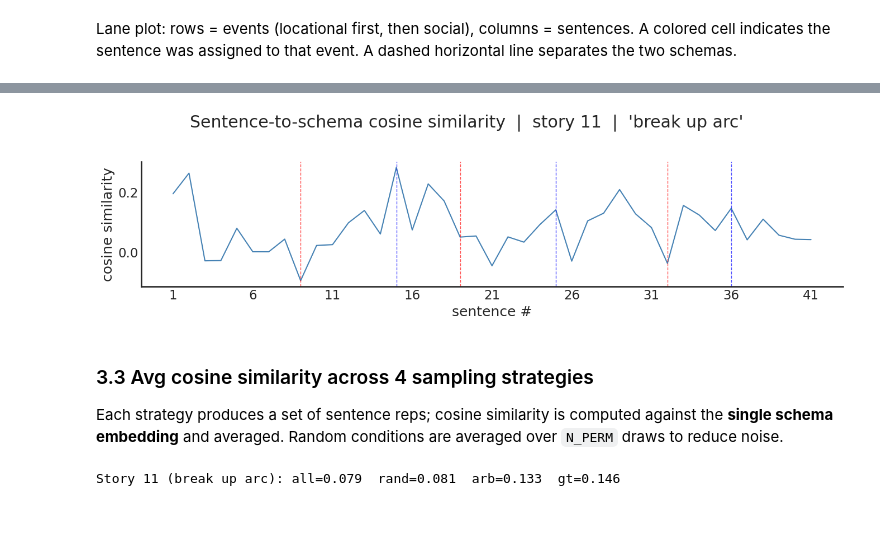
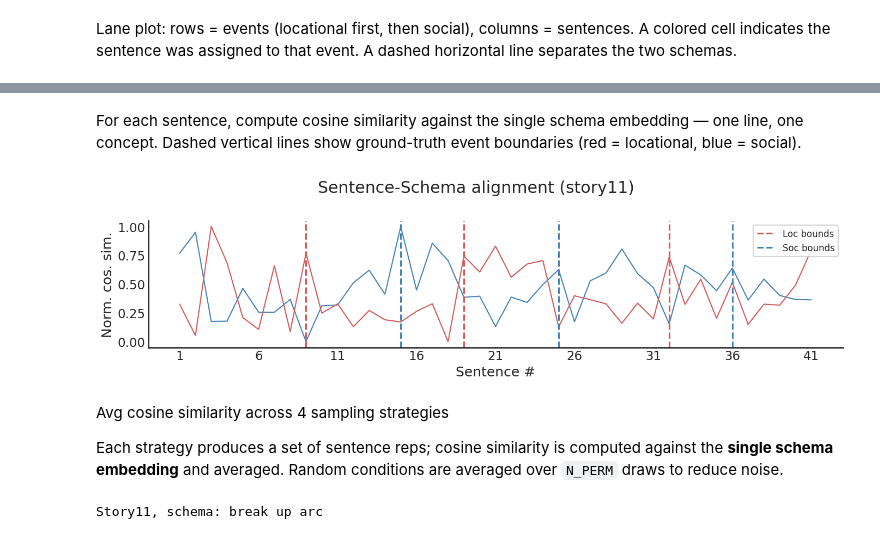
Before and after one commit to siyer7/narrative_map, a Jupyter notebook: code/narrative/1-event_clustering.ipynb, the cells around one changed output, grey strips where cells are left out. Cells and saved outputs as stored; diff of their text form; code cells hidden in the pictures.

```diff
--- a/code/narrative/1-event_clustering.ipynb
+++ b/code/narrative/1-event_clustering.ipynb
@@ -55,6 +55,8 @@ story2schema = {}
 for i in range(4):
     for j in range(4):
         story2schema[storyIDs[i*4 + j]] = (soc_schemas[i] + ' arc', loc_schemas[j] + ' description')
+
+schema_colors = ['steelblue', 'indianred']
 story2schema
 # %% [output]
 {np.int64(11): ('break up arc', 'restaurant description'),
@@ -354,42 +323,46 @@ For each sentence, compute cosine similarity against the single schema embedding
+# %% [markdown]
+For each sentence, compute cosine similarity against the single schema embedding — one line, one concept. Dashed vertical lines show ground-truth event boundaries (red = locational, blue = social).
 # %%
-# cosine similarity of each sentence against the single schema embedding → (n_sents,)
-sent_schema_sim = cosine_similarity(sent_embs, schema_emb.reshape(1, -1)).squeeze()
+fig, ax = plt.subplots(figsize=(14, 4))
+x = np.arange(1, len(sentences) + 1)
+plt.suptitle(f"Sentence-Schema alignment (story{STORY_ID})")
 
-x = np.arange(1, len(sentences) + 1)
+ax.set(xlabel='Sentence #', ylabel='Norm. cos. sim.', xticks=range(1, len(sentences) + 1, 5))
+for schema_i in range(2): # soc then loc
 
-fig, ax = plt.subplots(figsize=(14, 4))
-plt.suptitle(f"Sentence-to-schema cosine similarity  |  story {STORY_ID}  |  '{schema_label}'")
+    schema_embed = st_model.encode(story2schema[STORY_ID][schema_i]) # shape: (emb_dim,)
+    # cosine similarity of each sentence against the single schema embedding → (n_sents,)
+    sent_schema_sim = cosine_similarity(st_model.encode(sentences), schema_embed.reshape(1, -1)).squeeze()
 
-ax.plot(x, sent_schema_sim, color='steelblue', lw=1.5)
+    ax.plot(x, norm01(sent_schema_sim), color=schema_colors[schema_i], lw=1.5)
 
-# ground-truth event boundaries: red = locational, blue = social
-for b in loc_bounds:
-    ax.axvline(b + 1, color='red',  lw=1, ls='--', alpha=0.7)
-for b in soc_bounds:
-    ax.axvline(b + 1, color='blue', lw=1, ls='--', alpha=0.7)
+# boundaries
+for b in loc_bounds:    ax.axvline(b + 1, color=schema_colors[1], ls='--', label='Loc bounds' if b == loc_bounds[0] else None)
+for b in soc_bounds:    ax.axvline(b + 1, color=schema_colors[0], ls='--', label='Soc bounds' if b == soc_bounds[0] else None)
 
-ax.set(xlabel='sentence #', ylabel='cosine similarity',
-       xticks=range(1, len(sentences) + 1, 5))
+plt.legend(loc='upper right', fontsize=12)
 plt.tight_layout()
 plt.show()
 # %% [output]
-[figure, old version]
+[figure, new version]
 # %% [markdown]
-### 3.3 Avg cosine similarity across 4 sampling strategies
+Avg cosine similarity across 4 sampling strategies
 
 Each strategy produces a set of sentence reps; cosine similarity is computed against the **single schema embedding** and averaged. Random conditions are averaged over `N_PERM` draws to reduce noise.
 # %%
 from sklearn.metrics.pairwise import cosine_similarity
 
+N_CHUNKS = 4         # number of segments to split a story into
 N_PERM = 100   # permutations for random conditions
+schema_choice = 0
 
 # choose ground-truth boundary column to match the schema type
-gt_col = 'socialEvent' if schema_template == 0 else 'locationEvent'
+gt_col = 'socialEvent' if schema_choice == 0 else 'locationEvent'
 
 results = {}
 
 for story_id in sorted(story2text.keys()):
-    schema_label_s = story2schema[story_id][schema_template]   # e.g. 'break up arc'
+    schema_label_s = story2schema[story_id][schema_choice]   # e.g. 'break up arc'
     schema_vec     = st_model.encode(schema_label_s).reshape(1, -1)  # (1, emb_dim)
 
     s_rows = story_data[story_data['story'] == story_id].reset_index(drop=True)
@@ -428,10 +401,8 @@ for story_id in sorted(story2text.keys()):
     sim_gt    = _sim(gt_reps)
 
     results[story_id] = dict(sims=[sim_all, sim_rand, sim_arb, sim_gt], schema=schema_label_s)
-    print(f"Story {story_id} ({schema_label_s}): "
-          f"all={sim_all:.3f}  rand={sim_rand:.3f}  arb={sim_arb:.3f}  gt={sim_gt:.3f}")
-
+    print(f'Story{story_id}, schema: {schema_label_s}')
     break  # remove to run all 16 stories
 # %% [output]
-Story 11 (break up arc): all=0.079  rand=0.081  arb=0.133  gt=0.146
+Story11, schema: break up arc
 # %%
```
Also changed, not shown: parts of 14 cells of this notebook, 1 other file.
